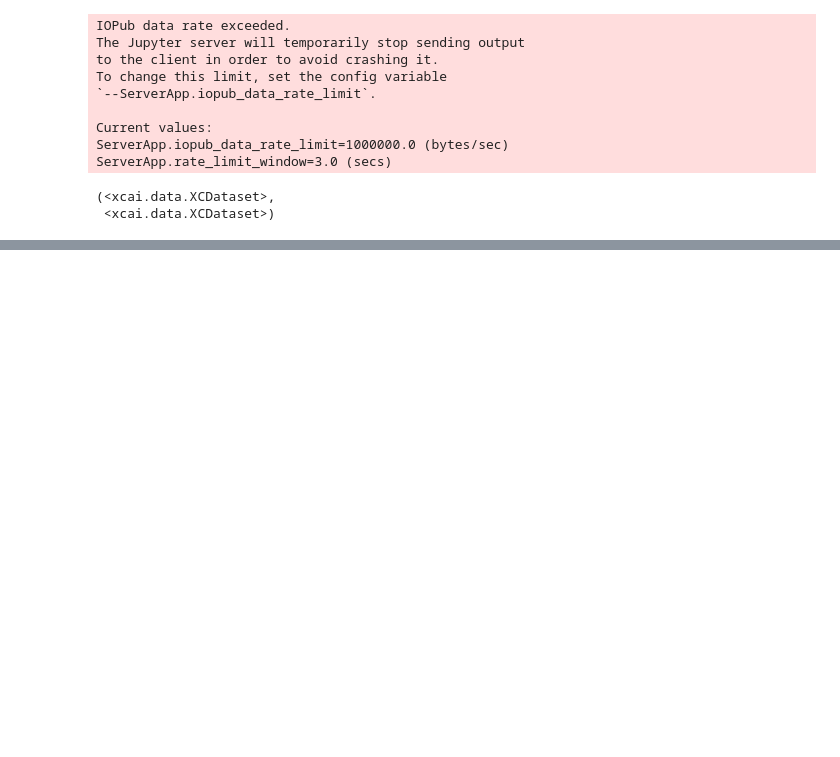
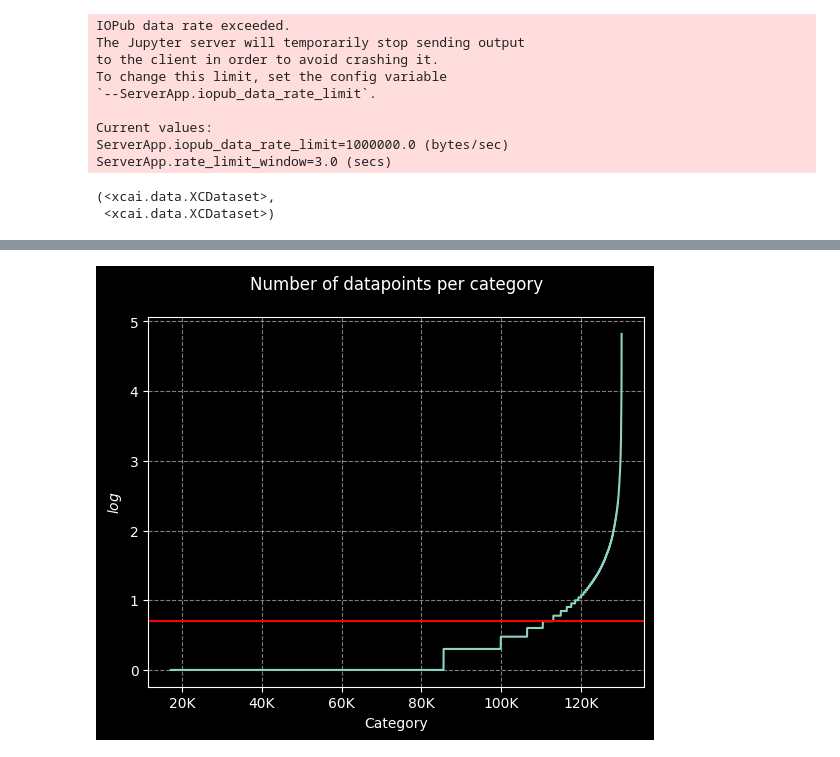
Before and after one commit to suchith720/sugar, a Jupyter notebook: nbs/13_wikiseelaso-amazon-dataset-statistics-report.ipynb, the cells around one changed output, grey strips where cells are left out. Drawn from its saved outputs; the diff is of its cells as text; code cells hidden in the pictures; blank space fills up the shorter version.

```diff
--- a/nbs/13_wikiseelaso-amazon-dataset-statistics-report.ipynb
+++ b/nbs/13_wikiseelaso-amazon-dataset-statistics-report.ipynb
@@ -617,0 +622,2 @@ ServerApp.rate_limit_window=3.0 (secs)
+# %%
+o = show_func(metadata_type='category_gpt')
@@ -617,0 +650,29 @@ ServerApp.rate_limit_window=3.0 (secs)
+# %%
+import matplotlib.pyplot as plt
+from matplotlib.ticker import FuncFormatter
+
+plt.style.use('dark_background')
+# %%
+num_datapoint_per_metadata = o[0].meta['cat_meta'].data_meta.getnnz(axis=0)
+idx = np.argsort(num_datapoint_per_label)
+
+fig, ax = plt.subplots()
+
+ax.plot(np.log10(num_datapoint_per_label[idx]))
+ax.axhline(y=np.log10(5), color='r', linestyle='-')
+
+ax.set_xlabel('Category')
+ax.set_ylabel(r'$log$')
+
+ax.set_title('Number of datapoints per category', fontsize=12, pad=20)
+
+ax.grid(True, linestyle='--', alpha=0.5)
+
+def format_func(value, _):
+    if value >= 1000:
+        return f'{int(value/1000)}K'
+    return str(int(value))
+
+ax.xaxis.set_major_formatter(FuncFormatter(format_func))
+# %% [output]
+[figure, added]
```
Also changed, not shown: parts of 3 cells of this notebook, 7 other files.
